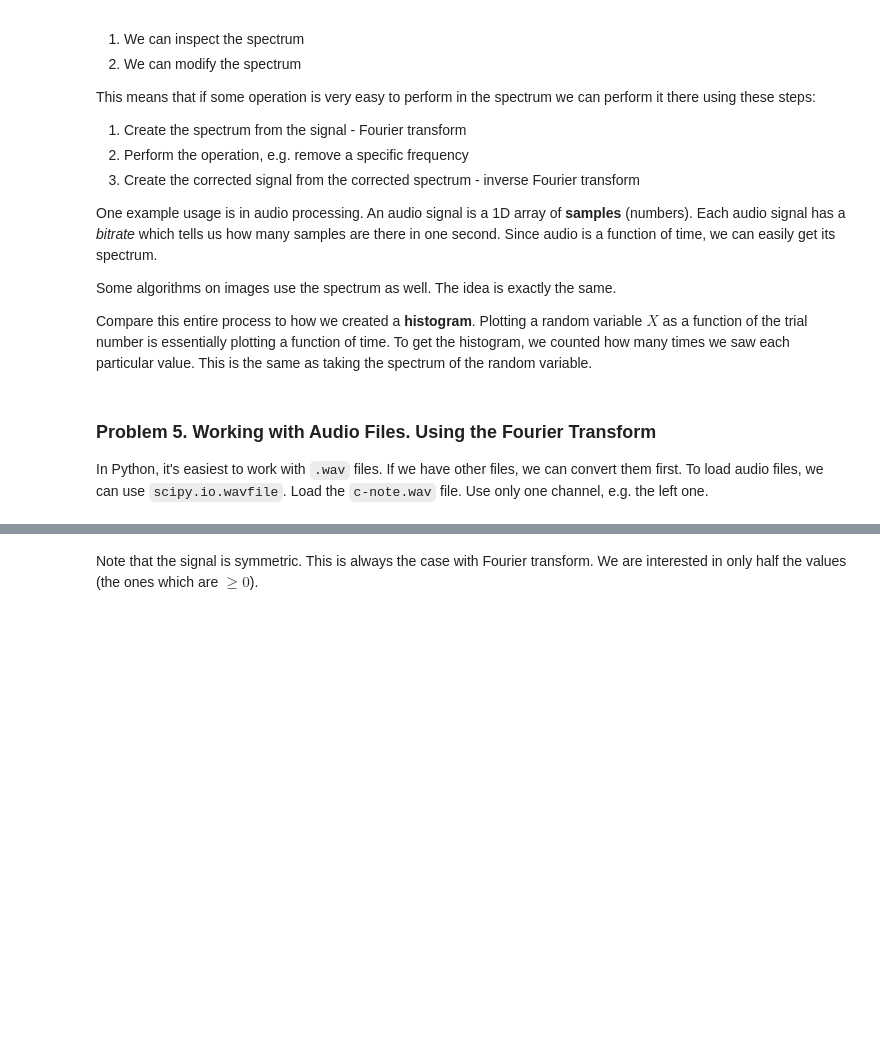
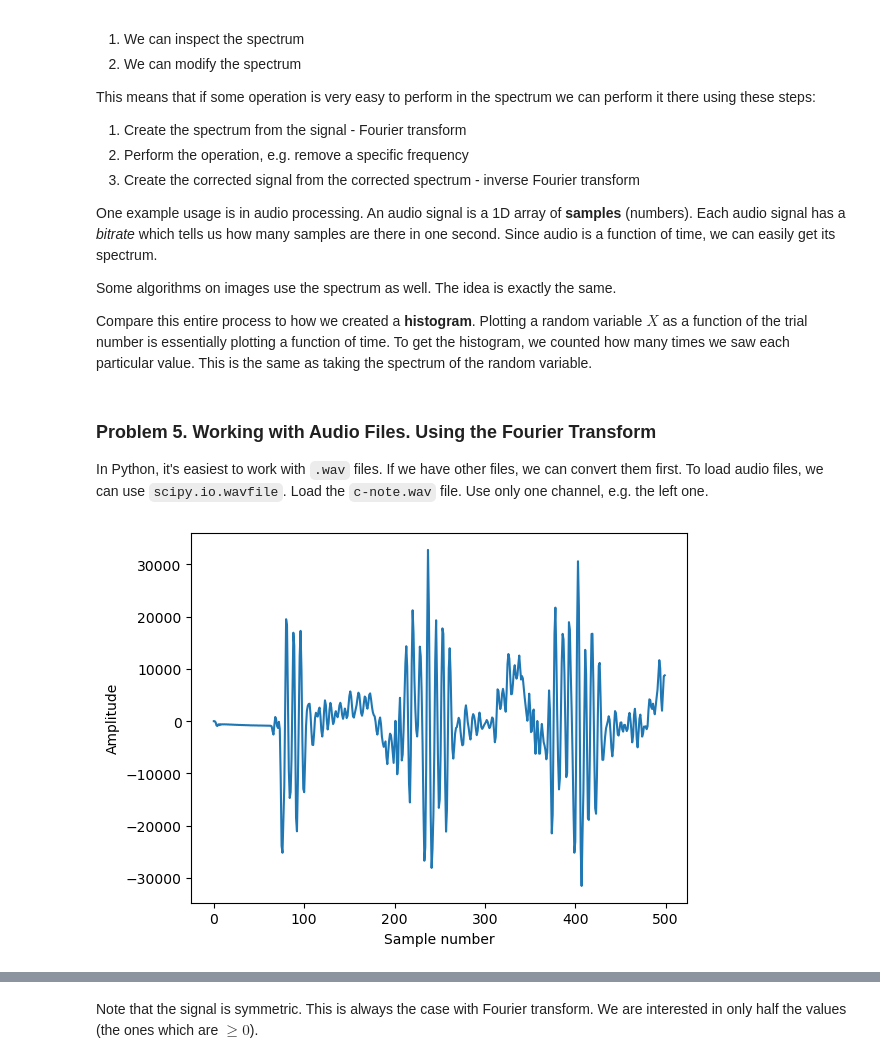
Before and after one commit to GalkaKG/Math-Concepts-for-Developers, a Jupyter notebook: 10. Exercise Probability and combinatorics/Probability and Combinatorics Exercise.ipynb, the cells around one changed output, grey strips where cells are left out. Saved outputs shown, nothing was run; the diff lists cells and outputs as text; code cells hidden in the pictures; blank space fills up the shorter version.

```diff
--- a/10. Exercise Probability and combinatorics/Probability and Combinatorics Exercise.ipynb
+++ b/10. Exercise Probability and combinatorics/Probability and Combinatorics Exercise.ipynb
@@ -359,11 +362,13 @@ In Python, it's easiest to work with `.wav` files. If we have other files, we ca
 # %%
 bitrate, audio = scipy.io.wavfile.read("c-note.wav")
 left_channel = audio[:, 0]
 right_channel = audio[:, 1]
-plt.plot(left_channel)
+plt.plot(left_channel[:500])
 plt.xlabel("Sample number") # To get seconds, divide by the bitrate
 plt.ylabel("Amplitude")
 plt.show()
+# %% [output]
+[figure, added]
 # %%
 left_fft = fft(left_channel)
 
```
Also changed, not shown: parts of 6 cells of this notebook.
